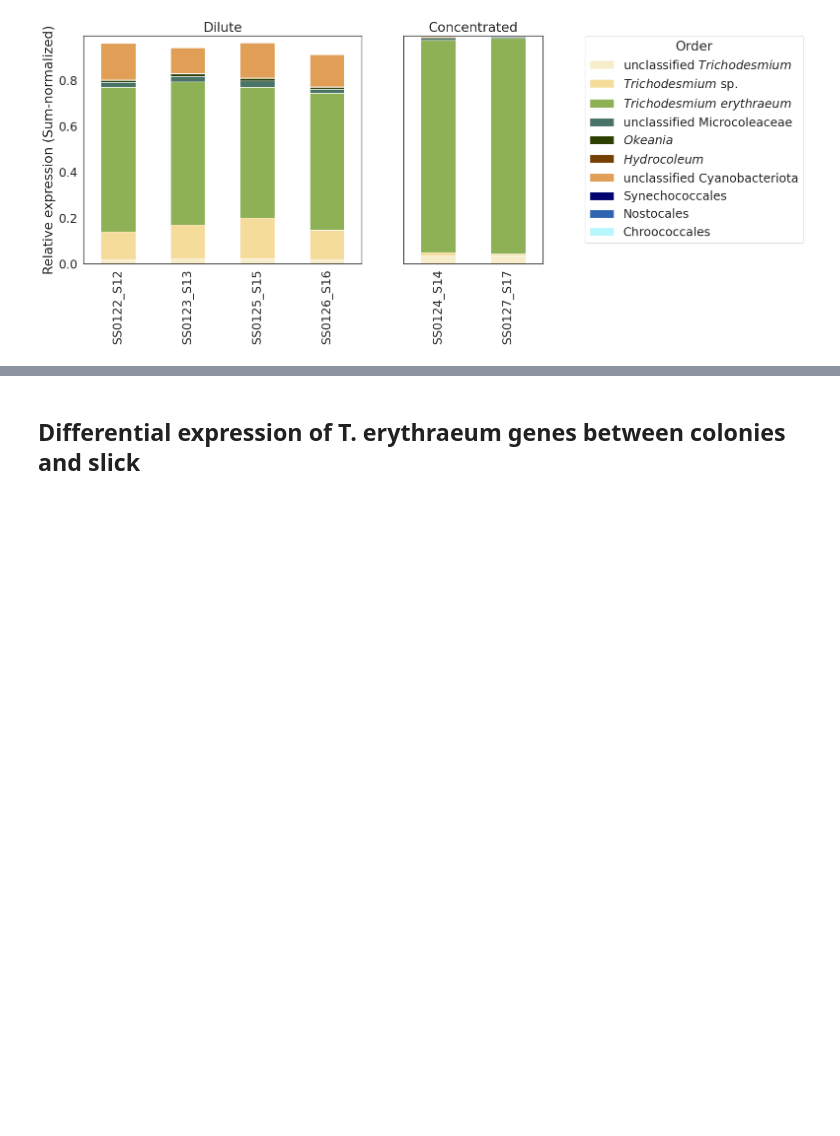
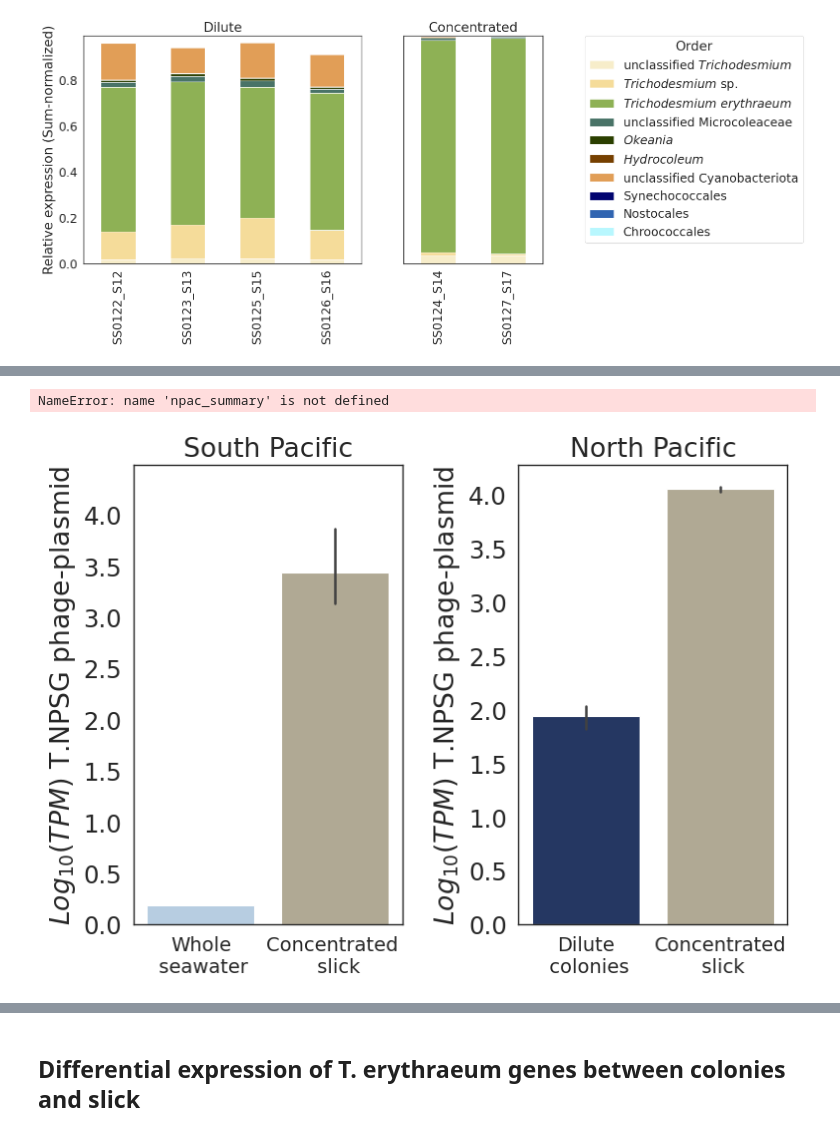
Before and after one commit to annikagomez/T.NPSG-analysis, a Jupyter notebook: fig_3_metaT.ipynb, the cells around one changed output, grey strips where cells are left out. Cells and saved outputs as stored; diff of their text form; code cells hidden in the pictures; blank space fills up the shorter version.

```diff
--- a/fig_3_metaT.ipynb
+++ b/fig_3_metaT.ipynb
@@ -317,0 +354,9 @@ plt.savefig('output_figures/supp_fig_cyano_community_exp.svg',transparent=True,b
+# %%
+summary = pd.concat([npac_summary,spac_summary])
+summary.loc[:,'rel_tpm'] = summary['phage_tpm']/summary['tricho_tpm']
+summary.loc[:,'log_tpm'] = np.log10(summary['phage_tpm'].replace(0,np.nan))
+# %% [output]
+NameError: name 'npac_summary' is not defined
+# %%
+#summary.to_csv('output_tables/metaT_total.csv')
+summary = pd.read_csv('output_tables/metaT_total.csv',index_col=0)
@@ -317,0 +373,20 @@ plt.savefig('output_figures/supp_fig_cyano_community_exp.svg',transparent=True,b
+# %%
+fig, axs = plt.subplots(1,2,figsize=(8,6),layout='tight')
+axes = axs.ravel()
+sns.barplot(data=summary[summary['Region'] == 'South Pacific'],x='sample_type',y='log_tpm',hue='sample_type',ax=axes[0],order = ['Whole seawater','Concentrated'],
+           palette = ['#B5AB8F','#B0CEE8'])
+axes[0].set_ylabel('$Log_{10}(TPM)$ T.NPSG phage-plasmid')
+axes[0].set_xlabel('')
+axes[0].set_xticklabels(['Whole\n seawater','Concentrated \n slick'],fontsize=14)
+axes[0].set_title('South Pacific')
+axes[0].set_ylim(0,4.49)
+
+sns.barplot(data=summary[summary['Region'] == 'North Pacific'],x='sample_type',y='log_tpm',hue='sample_type',ax=axes[1],order = ['Dilute','Concentrated'],
+           palette = ['#1B336C','#B5AB8F'])
+axes[1].set_ylabel('$Log_{10}(TPM)$ T.NPSG phage-plasmid')
+axes[1].set_xlabel('')
+axes[1].set_xticklabels(['Dilute\n colonies','Concentrated\n slick'],fontsize=14)
+axes[1].set_title('North Pacific')
+plt.savefig('output_figures/spac_v_npac.svg',transparent=True,bbox_inches='tight')
+# %% [output]
+[figure, added]
```
Also changed, not shown: parts of 30 cells of this notebook, 51 other files.
